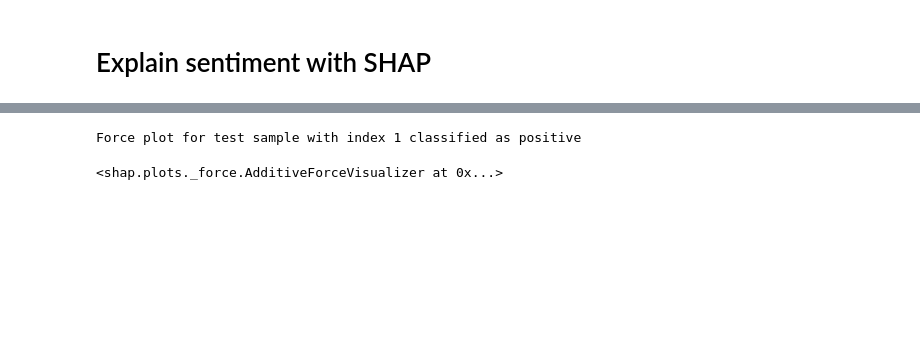
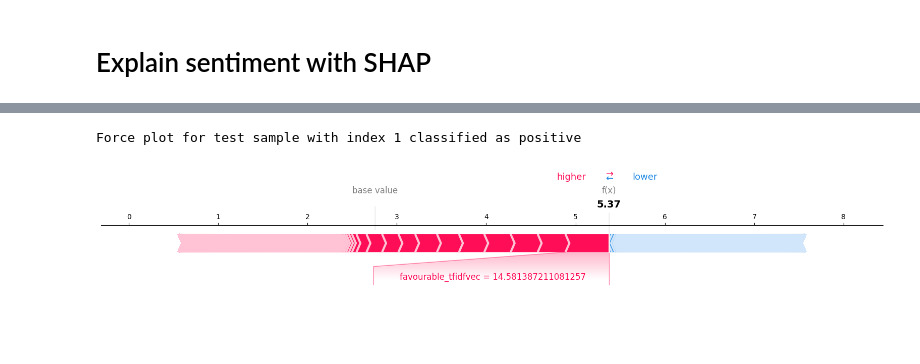
Before and after one commit to sbuttler/EPAR_sentiment_analysis, a Jupyter notebook: Logistic_regression_model.ipynb, the cells around one changed output, grey strips where cells are left out. Drawn from its saved outputs; the diff is of its cells as text; code cells hidden in the pictures; blank space fills up the shorter version.

```diff
--- a/Logistic_regression_model.ipynb
+++ b/Logistic_regression_model.ipynb
@@ -72,7 +129,7 @@ lr.fit(X_train,y_train)
 # %% [output]
 LogisticRegression(random_state=0)
 # %%
-predictions = lr.predict(X_test)
+predictions = lr.predict(X_test_scaled)
 # %%
 # plot confusions matrix
 
@@ -119,16 +176,16 @@ shap.summary_plot(shap_values, X_test.toarray(), plot_type="bar", class_names= l
 # %%
 # create SHAP force plot for positive instance
 
 idx = 1
 # only explain prediction for top class
 c = predictions[idx]
 
 print('Force plot for test sample with index {} classified as {}'.format(idx, le.classes_[c].lower()))
 
-shap.force_plot(explainer.expected_value[c], shap_values[c][idx,:], X_test.toarray()[idx], feature_names = vectorizer.get_feature_names_out())
+shap.force_plot(explainer.expected_value[c], shap_values[c][idx,:], X_test_scaled[idx], feature_names = X_train.columns, matplotlib=True)
 # %% [output]
 Force plot for test sample with index 1 classified as positive
-<shap.plots._force.AdditiveForceVisualizer at 0x...>
+[figure, added]
 # %%
 # create SHAP force plot for neutral instance
 idx = 0
```
Also changed, not shown: parts of 26 cells of this notebook, 2 other files.
